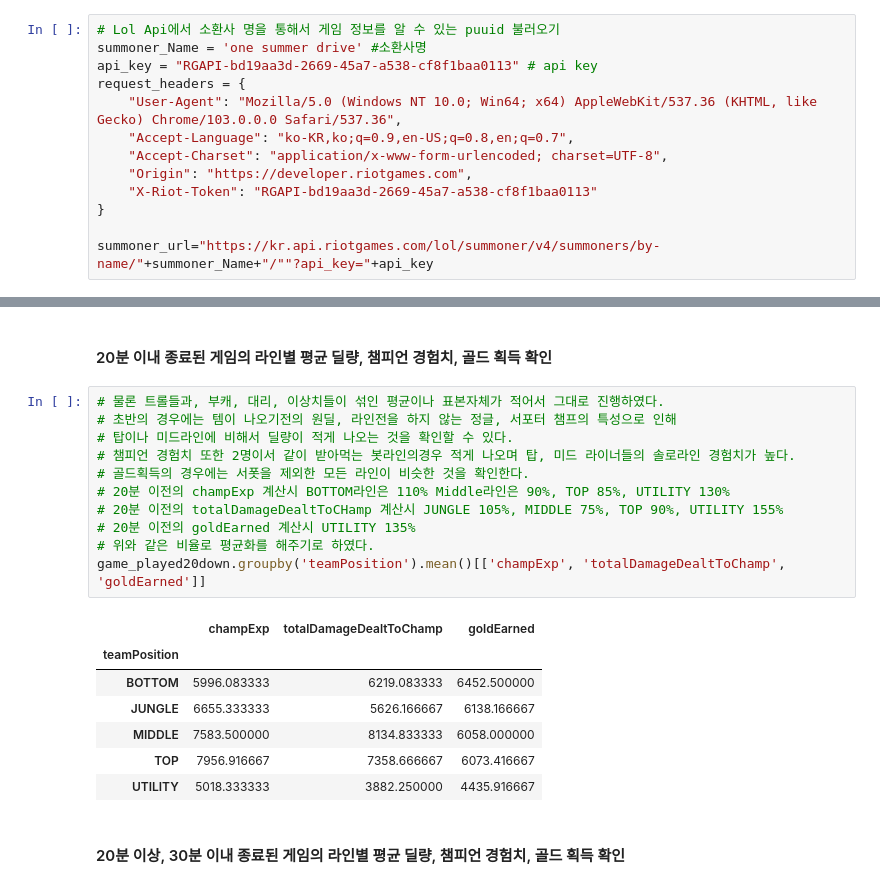
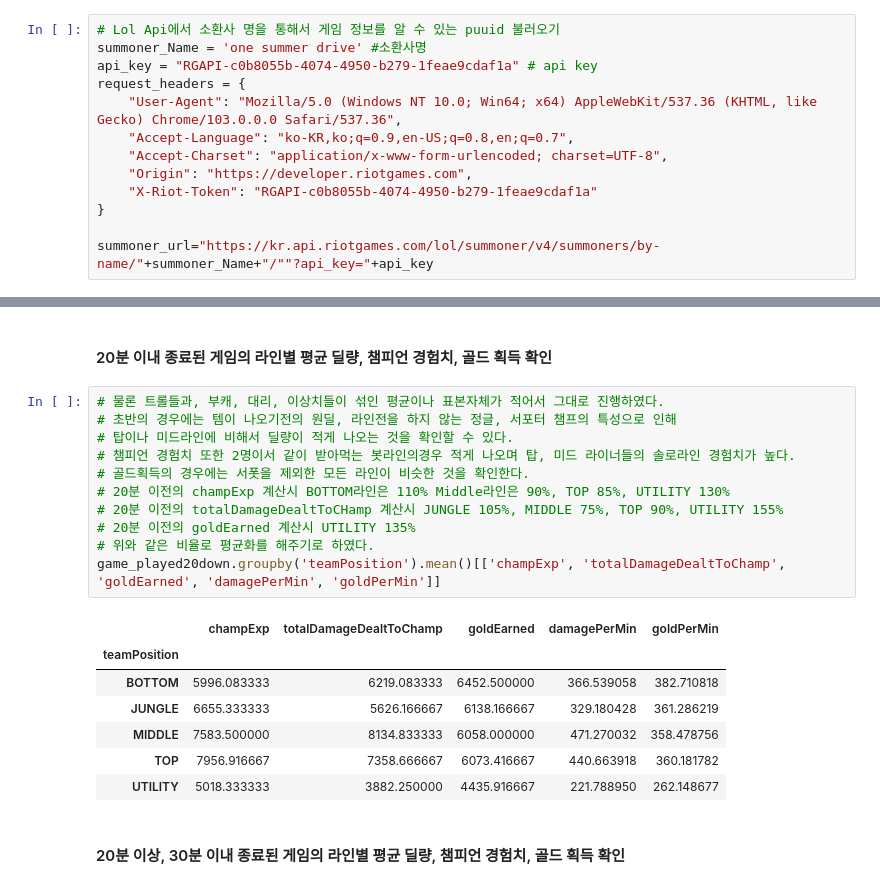
Before and after one commit to lima4/lol, a Jupyter notebook: api.ipynb, the cells around one changed output, grey strips where cells are left out. Cells and saved outputs as stored; diff of their text form.

```diff
--- a/api.ipynb
+++ b/api.ipynb
@@ -11,13 +11,13 @@ import pandas as pd
 # %%
 # Lol Api에서 소환사 명을 통해서 게임 정보를 알 수 있는 puuid 불러오기
 summoner_Name = 'one summer drive' #소환사명
-api_key = "RGAPI-bd19aa3d-2669-45a7-a538-cf8f1baa0113" # api key
+api_key = "RGAPI-c0b8055b-4074-4950-b279-1feae9cdaf1a" # api key
 request_headers = {
     "User-Agent": "Mozilla/5.0 (Windows NT 10.0; Win64; x64) AppleWebKit/537.36 (KHTML, like Gecko) Chrome/103.0.0.0 Safari/537.36",
     "Accept-Language": "ko-KR,ko;q=0.9,en-US;q=0.8,en;q=0.7",
     "Accept-Charset": "application/x-www-form-urlencoded; charset=UTF-8",
     "Origin": "https://developer.riotgames.com",
-    "X-Riot-Token": "RGAPI-bd19aa3d-2669-45a7-a538-cf8f1baa0113"
+    "X-Riot-Token": "RGAPI-c0b8055b-4074-4950-b279-1feae9cdaf1a"
 }
 
 summoner_url="https://kr.api.riotgames.com/lol/summoner/v4/summoners/by-name/"+summoner_Name+"/""?api_key="+api_key
@@ -357,22 +357,22 @@ game_played40up
 # %%
 # 물론 트롤들과, 부캐, 대리, 이상치들이 섞인 평균이나 표본자체가 적어서 그대로 진행하였다.
 # 초반의 경우에는 템이 나오기전의 원딜, 라인전을 하지 않는 정글, 서포터 챔프의 특성으로 인해
 # 탑이나 미드라인에 비해서 딜량이 적게 나오는 것을 확인할 수 있다.
 # 챔피언 경험치 또한 2명이서 같이 받아먹는 봇라인의경우 적게 나오며 탑, 미드 라이너들의 솔로라인 경험치가 높다.
 # 골드획득의 경우에는 서폿을 제외한 모든 라인이 비슷한 것을 확인한다.
 # 20분 이전의 champExp 계산시 BOTTOM라인은 110% Middle라인은 90%, TOP 85%, UTILITY 130%
 # 20분 이전의 totalDamageDealtToCHamp 계산시 JUNGLE 105%, MIDDLE 75%, TOP 90%, UTILITY 155%
 # 20분 이전의 goldEarned 계산시 UTILITY 135%
 # 위와 같은 비율로 평균화를 해주기로 하였다.
-game_played20down.groupby('teamPosition').mean()[['champExp', 'totalDamageDealtToChamp', 'goldEarned']]
+game_played20down.groupby('teamPosition').mean()[['champExp', 'totalDamageDealtToChamp', 'goldEarned', 'damagePerMin', 'goldPerMin']]
 # %% [output]
-|  | champExp | totalDamageDealtToChamp | goldEarned |
-| teamPosition |  |  |  |
-| BOTTOM | 5996.083333 | 6219.083333 | 6452.500000 |
-| JUNGLE | 6655.333333 | 5626.166667 | 6138.166667 |
-| MIDDLE | 7583.500000 | 8134.833333 | 6058.000000 |
-| TOP | 7956.916667 | 7358.666667 | 6073.416667 |
-| UTILITY | 5018.333333 | 3882.250000 | 4435.916667 |
+|  | champExp | totalDamageDealtToChamp | goldEarned | damagePerMin | goldPerMin |
+| teamPosition |  |  |  |  |  |
+| BOTTOM | 5996.083333 | 6219.083333 | 6452.500000 | 366.539058 | 382.710818 |
+| JUNGLE | 6655.333333 | 5626.166667 | 6138.166667 | 329.180428 | 361.286219 |
+| MIDDLE | 7583.500000 | 8134.833333 | 6058.000000 | 471.270032 | 358.478756 |
+| TOP | 7956.916667 | 7358.666667 | 6073.416667 | 440.663918 | 360.181782 |
+| UTILITY | 5018.333333 | 3882.250000 | 4435.916667 | 221.788950 | 262.148677 |
 # %% [markdown]
 #### 20분 이상, 30분 이내 종료된 게임의 라인별 평균 딜량, 챔피언 경험치, 골드 획득 확인
 # %%
```
Also changed, not shown: parts of 37 cells of this notebook.
